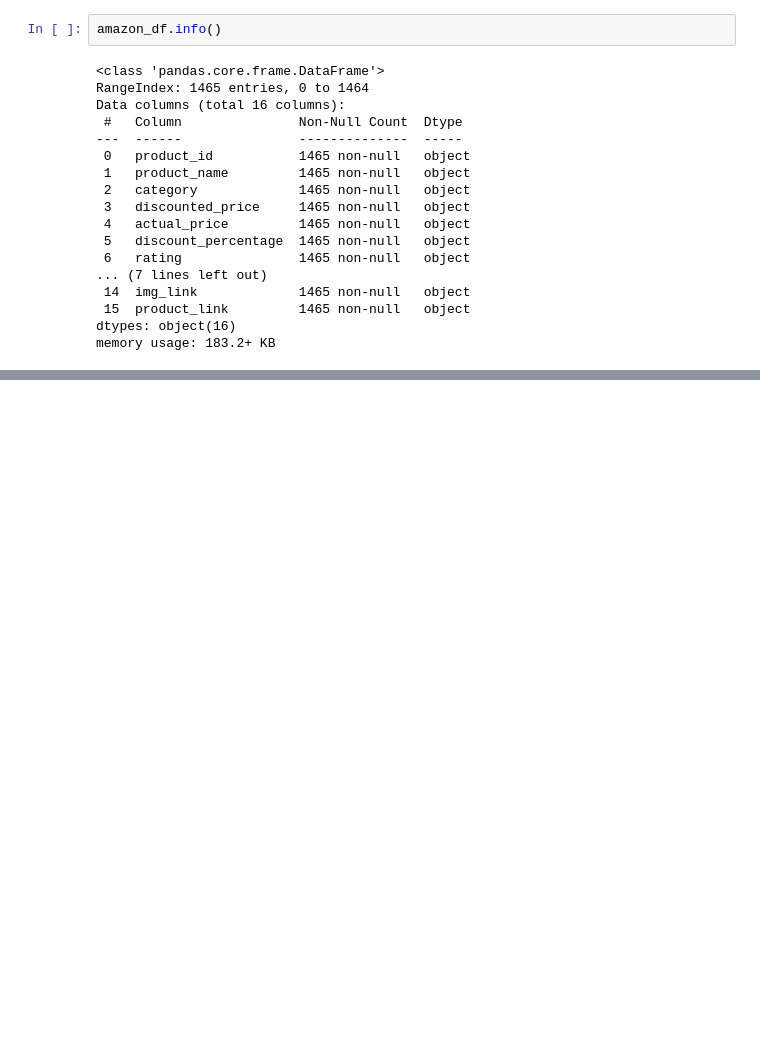
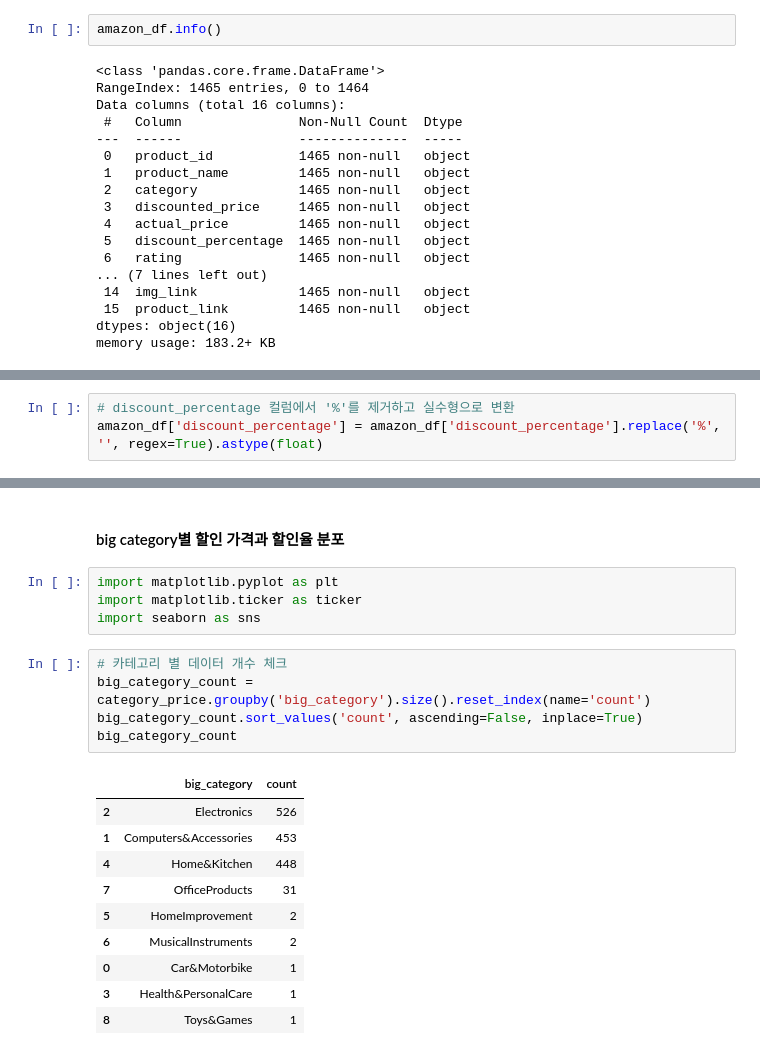
Before and after one commit to hae313jin/Amazon_sales_machine_learning, a Jupyter notebook: notebooks/sehee/price_EDA.ipynb, the cells around one changed output, grey strips where cells are left out. Cells and saved outputs as stored; diff of their text form; blank space fills up the shorter version.

```diff
--- a/notebooks/sehee/price_EDA.ipynb
+++ b/notebooks/sehee/price_EDA.ipynb
@@ -109,0 +44,3 @@ amazon_df['img_link'][999]
+# %%
+# discount_percentage 컬럼에서 '%'를 제거하고 실수형으로 변환
+amazon_df['discount_percentage'] = amazon_df['discount_percentage'].replace('%', '', regex=True).astype(float)
@@ -109,0 +132,22 @@ amazon_df['img_link'][999]
+# %% [markdown]
+#### big category별 할인 가격과 할인율 분포
+# %%
+import matplotlib.pyplot as plt
+import matplotlib.ticker as ticker
+import seaborn as sns
+# %%
+# 카테고리 별 데이터 개수 체크
+big_category_count = category_price.groupby('big_category').size().reset_index(name='count')
+big_category_count.sort_values('count', ascending=False, inplace=True)
+big_category_count
+# %% [output]
+|  | big_category | count |
+| 2 | Electronics | 526 |
+| 1 | Computers&Accessories | 453 |
+| 4 | Home&Kitchen | 448 |
+| 7 | OfficeProducts | 31 |
+| 5 | HomeImprovement | 2 |
+| 6 | MusicalInstruments | 2 |
+| 0 | Car&Motorbike | 1 |
+| 3 | Health&PersonalCare | 1 |
+| 8 | Toys&Games | 1 |
```
Also changed, not shown: parts of 37 cells of this notebook.
